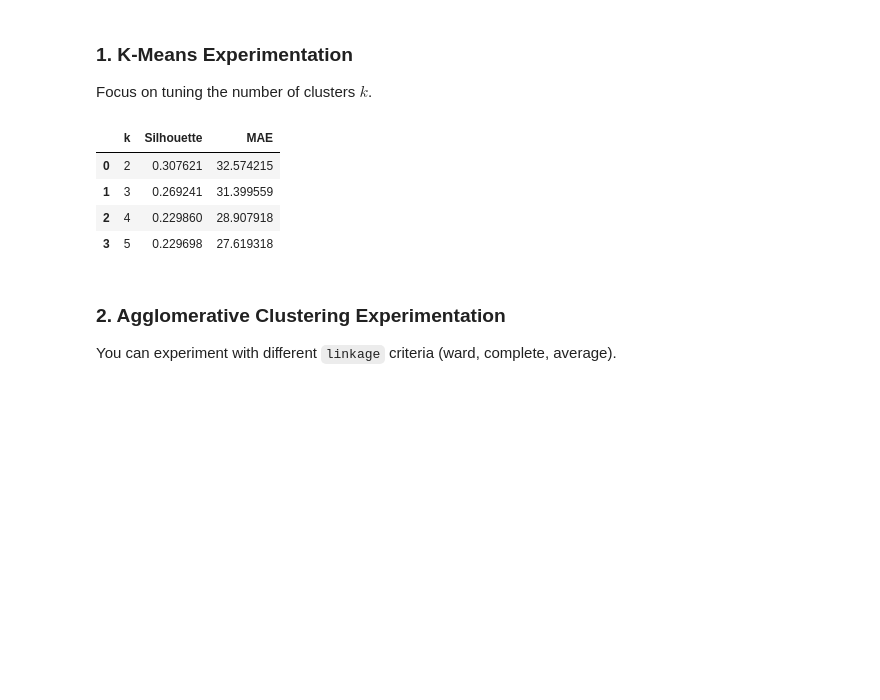
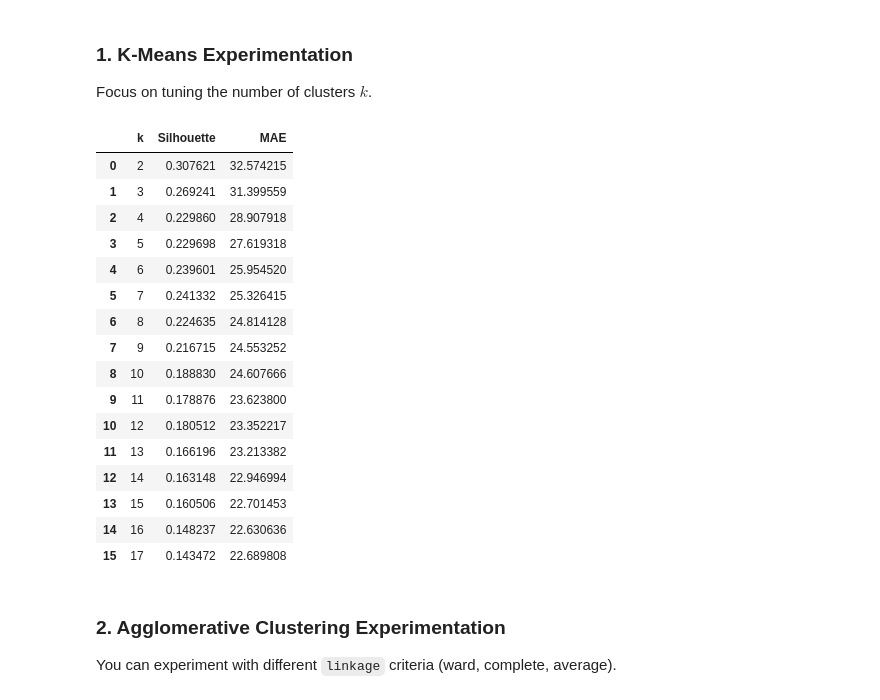
Before and after one commit to martinroth25/ai_transportation_course, a Jupyter notebook: Exercise_5_Clustering/exercise_5_clustering.ipynb, the cells around one changed output. Drawn from its saved outputs; the diff is of its cells as text; code cells hidden in the pictures; blank space fills up the shorter version.

```diff
--- a/Exercise_5_Clustering/exercise_5_clustering.ipynb
+++ b/Exercise_5_Clustering/exercise_5_clustering.ipynb
@@ -290,7 +287,7 @@ clusters = KMeans(n_clusters=n_clusters, random_state=0, n_init="auto").fit(vect
 if clusters is not None:
   cluster_labels = clusters.labels_
 
-cluster_labels = GaussianMixture(n_components=n_clusters).fit(vectorized_day_dataset_no_nans).predict(vectorized_day_dataset_no_nans) #check the parameters at  https://scikit-learn.org/stable/auto_examples/mixture/plot_gmm_init.html#sphx-glr-auto-examples-mixture-plot-gmm-init-py
+#cluster_labels = GaussianMixture(n_components=n_clusters).fit(vectorized_day_dataset_no_nans).predict(vectorized_day_dataset_no_nans) #check the parameters at  https://scikit-learn.org/stable/auto_examples/mixture/plot_gmm_init.html#sphx-glr-auto-examples-mixture-plot-gmm-init-py
 
 
 print(cluster_labels)
@@ -827,30 +824,42 @@ The following cell automates the comparison of different clustering methods and
 Focus on tuning the number of clusters $k$.
 # %%
 results_kmeans = []
-for k in range(2, 6):
+for k in range(2, 18):
     model = KMeans(n_clusters=k, random_state=0, n_init='auto').fit(vectorized_day_dataset_no_nans)
     labels = model.labels_
     centroids_list = [model.cluster_centers_[i].reshape(1, -1) for i in range(k)]
 
     # Evaluation logic
     s_score = silhouette_score(vectorized_day_dataset_no_nans, labels)
     total_mae = 0
     prediction_counts = 0
     for i in range(ndays_eval_not_nans):
         for j in range(n_past_intervals_for_classification, nintvals - 1):
             idx = find_the_closest_centroid(centroids_list, vectorized_day_dataset_no_nans_eval[i].reshape(1, nintvals), j - n_past_intervals_for_classification, j)
             total_mae += abs(centroids_list[idx][0, j + 1] - vectorized_day_dataset_no_nans_eval[i][j + 1])
             prediction_counts += 1
 
     results_kmeans.append({'k': k, 'Silhouette': s_score, 'MAE': total_mae / prediction_counts})
 
 display(pd.DataFrame(results_kmeans))
 # %% [output]
 |  | k | Silhouette | MAE |
 | 0 | 2 | 0.307621 | 32.574215 |
 | 1 | 3 | 0.269241 | 31.399559 |
 | 2 | 4 | 0.229860 | 28.907918 |
 | 3 | 5 | 0.229698 | 27.619318 |
+| 4 | 6 | 0.239601 | 25.954520 |
+| 5 | 7 | 0.241332 | 25.326415 |
+| 6 | 8 | 0.224635 | 24.814128 |
+| 7 | 9 | 0.216715 | 24.553252 |
+| 8 | 10 | 0.188830 | 24.607666 |
+| 9 | 11 | 0.178876 | 23.623800 |
+| 10 | 12 | 0.180512 | 23.352217 |
+| 11 | 13 | 0.166196 | 23.213382 |
+| 12 | 14 | 0.163148 | 22.946994 |
+| 13 | 15 | 0.160506 | 22.701453 |
+| 14 | 16 | 0.148237 | 22.630636 |
+| 15 | 17 | 0.143472 | 22.689808 |
 # %% [markdown]
 ### 2. Agglomerative Clustering Experimentation
 You can experiment with different `linkage` criteria (ward, complete, average).
```
Also changed, not shown: parts of 9 cells of this notebook.
